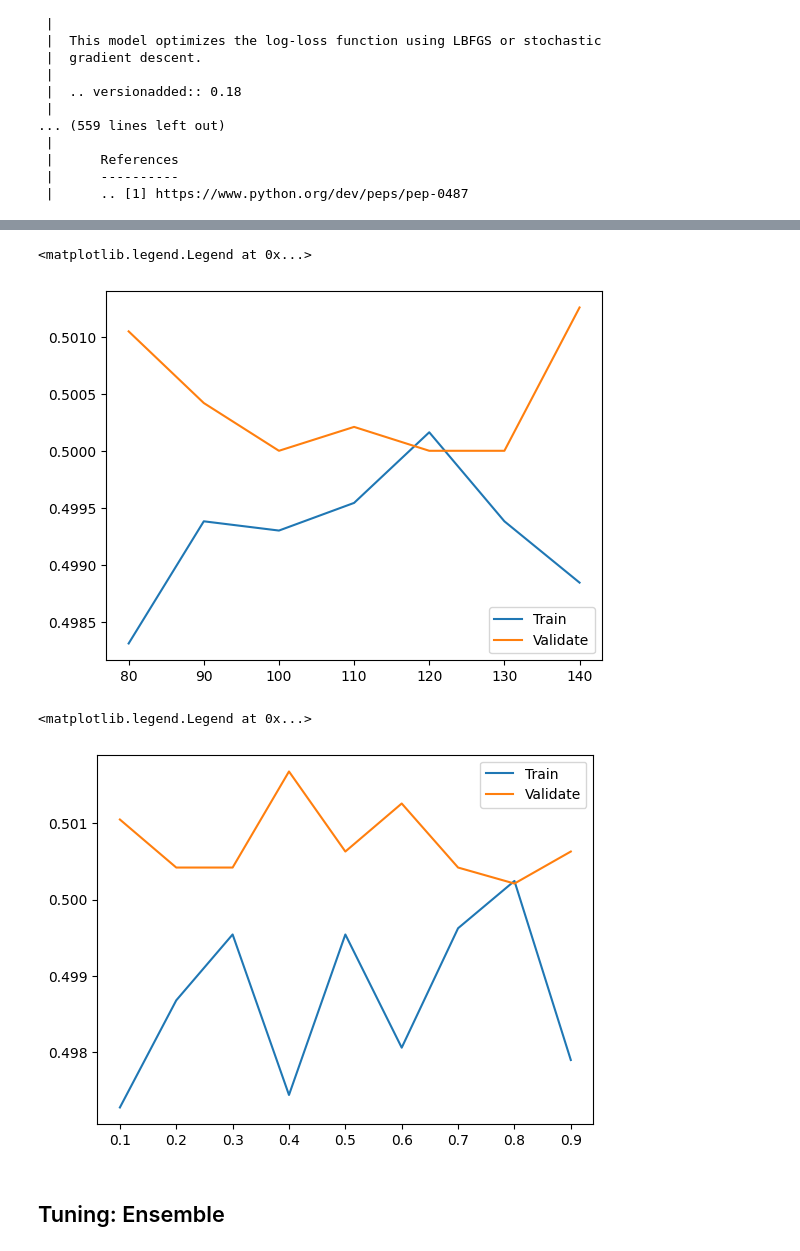
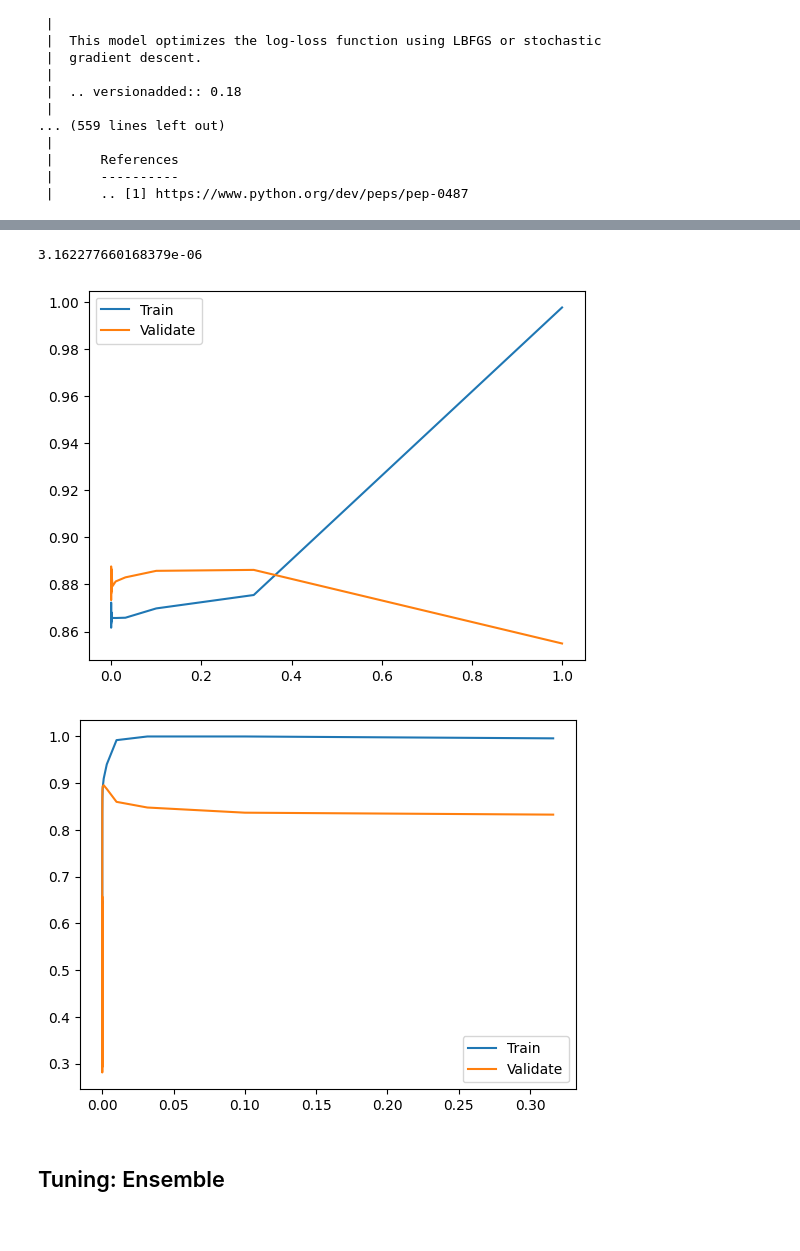
Before and after one commit to notkarenyi/ml-project, a Jupyter notebook: costarica.ipynb, the cells around one changed output, grey strips where cells are left out. Saved outputs shown, nothing was run; the diff lists cells and outputs as text; code cells hidden in the pictures.

```diff
--- a/costarica.ipynb
+++ b/costarica.ipynb
@@ -134,8 +185,3 @@ X_valid = valid.drop(columns='Target')
 y_valid = valid['Target']
 X_test = test.drop(columns='Target')
 y_test = test['Target']
-# %%
-from sklearn.impute import KNNImputer
-imputer = KNNImputer(n_neighbors=5)
-X_train = pd.DataFrame(imputer.fit_transform(X_train), columns=imputer.get_feature_names_out())
-X_valid = pd.DataFrame(imputer.fit_transform(X_valid), columns=imputer.get_feature_names_out())
@@ -171,5 +229,5 @@ def evaluate(y, scores):
 # %%
-alphas = np.power(10.0,np.arange(-4,-.5,.5))
+alphas = np.power(10.0,np.arange(-10,0,.5))
 train_scores = []
 valid_scores = []
 
@@ -177,11 +235,13 @@ for alpha in alphas:
     mlp = MLPClassifier(solver='sgd',alpha=alpha)
     mlp.fit(X_train,y_train)
 
-    train_scores.append(evaluate(y_train, mlp.predict(X_train)))
-    valid_scores.append(evaluate(y_valid, mlp.predict(X_valid)))
+    train_scores.append(roc_auc_score(y_train, mlp.predict_proba(X_train), multi_class = "ovr", average = "micro"))
+    valid_scores.append(roc_auc_score(y_valid, mlp.predict_proba(X_valid), multi_class = "ovr", average = "micro"))
 
 fig,ax = plt.subplots()
 ax.plot(alphas,train_scores,label='Train')
 ax.plot(alphas,valid_scores,label='Validate')
 ax.legend()
+alpha = max(zip(alphas,valid_scores),key=lambda x: x[1])[0]
+print(alpha)
 # %% [output]
@@ -215,41 +292,44 @@ ax.legend()
 # %%
-sizes = np.arange(80,150,10)
+momentums = np.power(10.0,np.arange(-10,.5,.5))
 train_scores = []
 valid_scores = []
 
-for size in sizes:
-    mlp = MLPClassifier(solver='sgd',hidden_layer_sizes=(size,))
+for momentum in momentums:
+    mlp = MLPClassifier(solver='sgd',momentum=momentum)
     mlp.fit(X_train,y_train)
 
-    train_scores.append(evaluate(y_train, mlp.predict(X_train)))
-    valid_scores.append(evaluate(y_valid, mlp.predict(X_valid)))
+    train_scores.append(roc_auc_score(y_train, mlp.predict_proba(X_train), multi_class = "ovr", average = "micro"))
+    valid_scores.append(roc_auc_score(y_valid, mlp.predict_proba(X_valid), multi_class = "ovr", average = "micro"))
 
 fig,ax = plt.subplots()
-ax.plot(sizes,train_scores,label='Train')
-ax.plot(sizes,valid_scores,label='Validate')
+ax.plot(momentums,train_scores,label='Train')
+ax.plot(momentums,valid_scores,label='Validate')
 ax.legend()
+momentum = max(zip(momentums,valid_scores),key=lambda x: x[1])[0]
+momentum
 # %% [output]
-<matplotlib.legend.Legend at 0x...>
+3.162277660168379e-06
-[figure, old version]
+[figure, new version]
 # %%
-momentums = np.arange(.1,1,.1)
+learning_rates = np.power(10.0,np.arange(-10,0,.5))
 train_scores = []
 valid_scores = []
 
-for momentum in momentums:
-    mlp = MLPClassifier(solver='sgd',momentum=momentum)
+for rate in learning_rates:
+    mlp = MLPClassifier(solver='sgd',learning_rate_init=rate)
     mlp.fit(X_train,y_train)
 
-    train_scores.append(evaluate(y_train, mlp.predict(X_train)))
-    valid_scores.append(evaluate(y_valid, mlp.predict(X_valid)))
+    train_scores.append(roc_auc_score(y_train, mlp.predict_proba(X_train), multi_class = "ovr", average = "micro"))
+    valid_scores.append(roc_auc_score(y_valid, mlp.predict_proba(X_valid), multi_class = "ovr", average = "micro"))
 
 fig,ax = plt.subplots()
-ax.plot(momentums,train_scores,label='Train')
-ax.plot(momentums,valid_scores,label='Validate')
+ax.plot(learning_rates,train_scores,label='Train')
+ax.plot(learning_rates,valid_scores,label='Validate')
 ax.legend()
+rate = max(zip(learning_rates,valid_scores),key=lambda x: x[1])[0]
+rate
 # %% [output]
-<matplotlib.legend.Legend at 0x...>
-[figure, old version]
+[figure, new version]
 # %% [markdown]
 ## Tuning: Ensemble
 # %%
```
Also changed, not shown: parts of 29 cells of this notebook.
